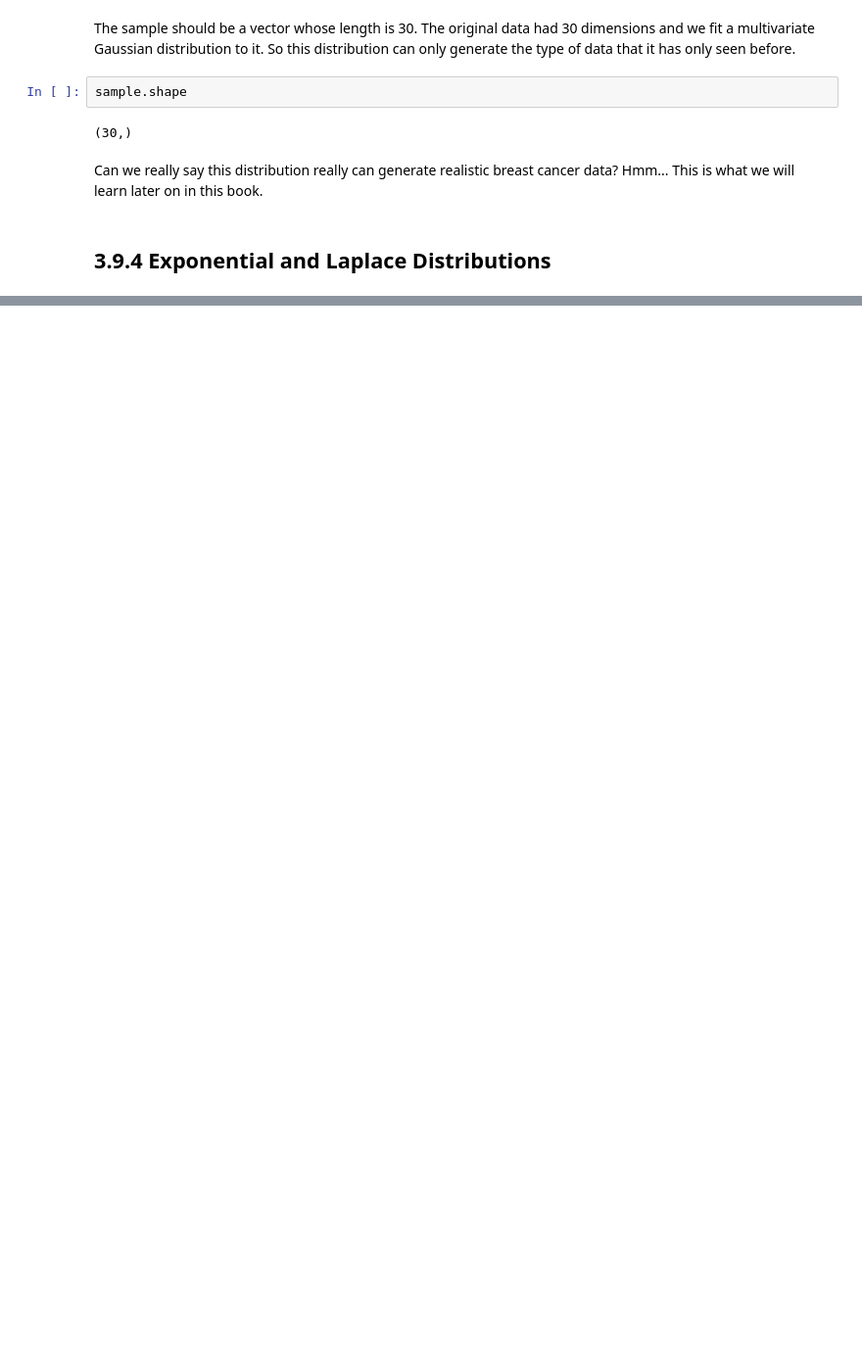
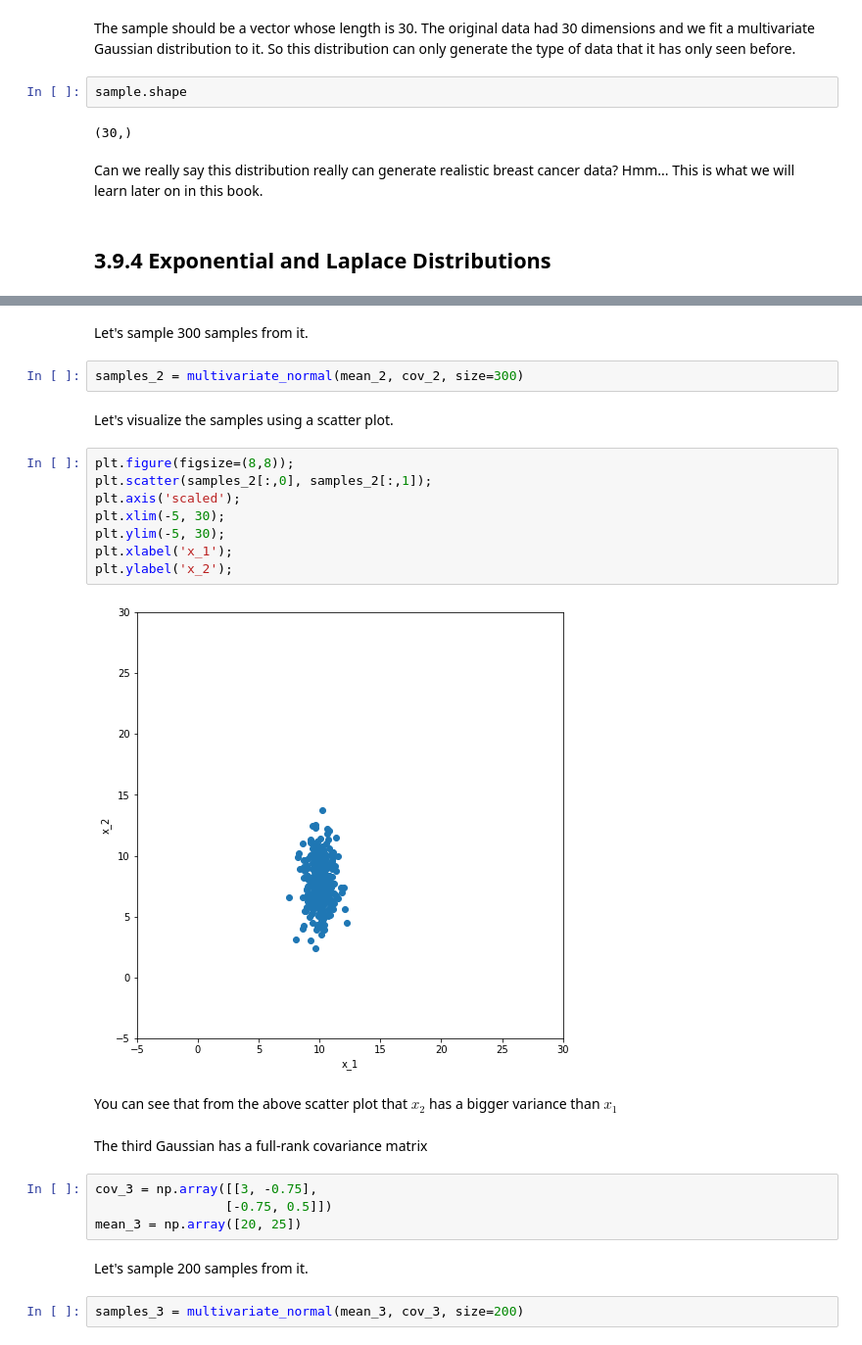
Before and after one commit to tae898/DeepLearning, a Jupyter notebook: Chapter03_Probability_and_Information_Theory.ipynb, the cells around one changed output, grey strips where cells are left out. Shown at 98% size. Cells and saved outputs as stored; diff of their text form; blank space fills up the shorter version.

```diff
--- a/Chapter03_Probability_and_Information_Theory.ipynb
+++ b/Chapter03_Probability_and_Information_Theory.ipynb
@@ -997,0 +1065,28 @@ Can we really say this distribution really can generate realistic breast cancer
+# %% [markdown]
+Let's sample 300 samples from it.
+# %%
+samples_2 = multivariate_normal(mean_2, cov_2, size=300)
+# %% [markdown]
+Let's visualize the samples using a scatter plot.
+# %%
+plt.figure(figsize=(8,8));
+plt.scatter(samples_2[:,0], samples_2[:,1]);
+plt.axis('scaled');
+plt.xlim(-5, 30);
+plt.ylim(-5, 30);
+plt.xlabel('x_1');
+plt.ylabel('x_2');
+# %% [output]
+[figure, added]
+# %% [markdown]
+You can see that from the above scatter plot that $x_2$ has a bigger variance than $x_1$
+# %% [markdown]
+The third Gaussian has a full-rank covariance matrix
+# %%
+cov_3 = np.array([[3, -0.75],
+                 [-0.75, 0.5]])
+mean_3 = np.array([20, 25])
+# %% [markdown]
+Let's sample 200 samples from it.
+# %%
+samples_3 = multivariate_normal(mean_3, cov_3, size=200)
```
Also changed, not shown: parts of 127 cells of this notebook.
